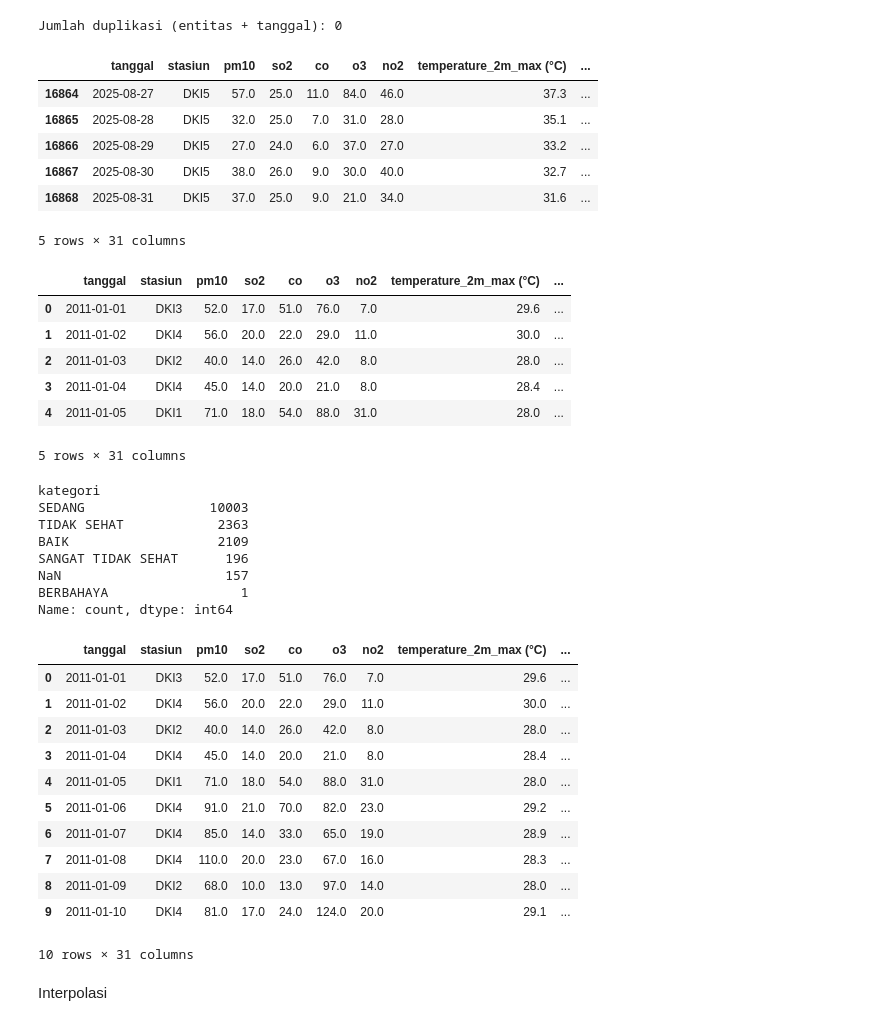
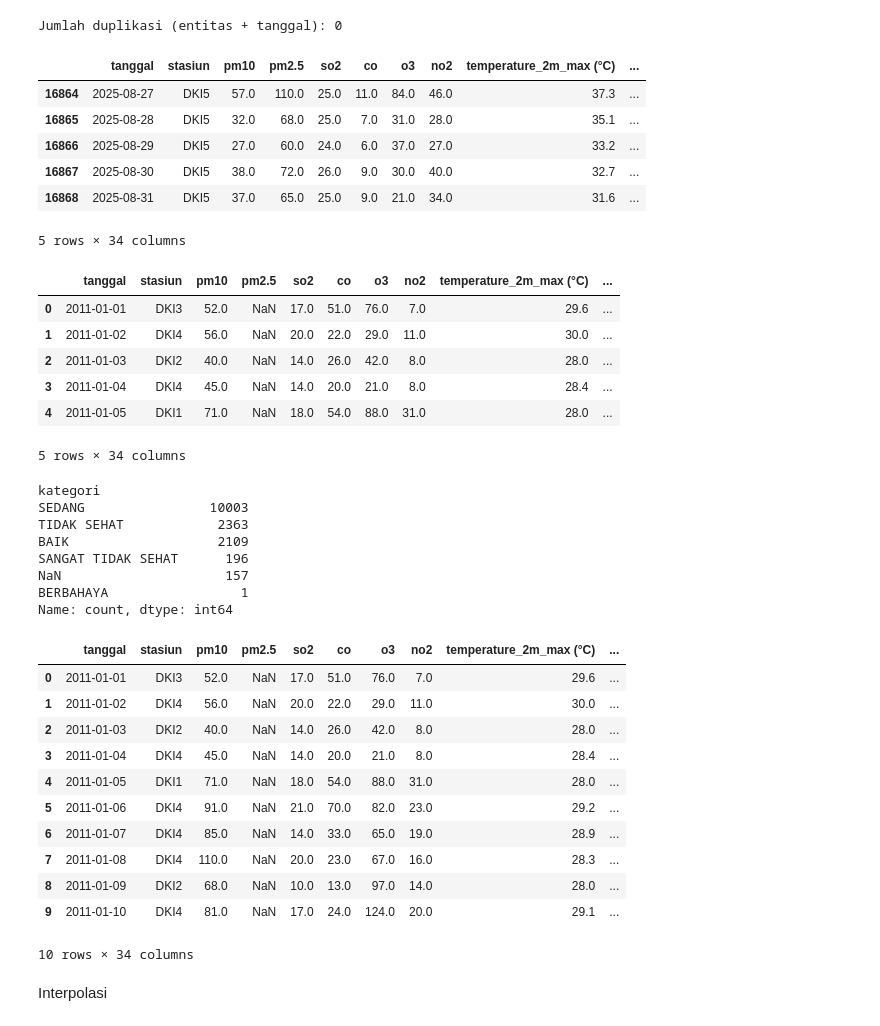
Before and after one commit to rovanwardana/hatikuKosongTakutDitanemSawit, a Jupyter notebook: notebook.ipynb, the cells around one changed output. Cells and saved outputs as stored; diff of their text form; code cells hidden in the pictures.

Commit message:
perbaikan merge data dan preparation

```diff
--- a/notebook.ipynb
+++ b/notebook.ipynb
@@ -579,17 +595,17 @@ print("Jumlah duplikasi (entitas + tanggal):", dup_rows)
 # %% [output]
 Jumlah duplikasi (entitas + tanggal): 0
 # %%
-cols_to_drop = ["periode_data", "max", "critical", "pm2.5", "ndvi"]
+cols_to_drop = ["periode_data", "max", "critical", "ndvi", "nama_libur", "day_name"]
 df = df.drop(columns=cols_to_drop, errors="ignore")
 df.tail()
 # %% [output]
-|  | tanggal | stasiun | pm10 | so2 | co | o3 | no2 | temperature_2m_max (°C) | ... |
-| 16864 | 2025-08-27 | DKI5 | 57.0 | 25.0 | 11.0 | 84.0 | 46.0 | 37.3 | ... |
-| 16865 | 2025-08-28 | DKI5 | 32.0 | 25.0 | 7.0 | 31.0 | 28.0 | 35.1 | ... |
-| 16866 | 2025-08-29 | DKI5 | 27.0 | 24.0 | 6.0 | 37.0 | 27.0 | 33.2 | ... |
-| 16867 | 2025-08-30 | DKI5 | 38.0 | 26.0 | 9.0 | 30.0 | 40.0 | 32.7 | ... |
-| 16868 | 2025-08-31 | DKI5 | 37.0 | 25.0 | 9.0 | 21.0 | 34.0 | 31.6 | ... |
+|  | tanggal | stasiun | pm10 | pm2.5 | so2 | co | o3 | no2 | temperature_2m_max (°C) | ... |
+| 16864 | 2025-08-27 | DKI5 | 57.0 | 110.0 | 25.0 | 11.0 | 84.0 | 46.0 | 37.3 | ... |
+| 16865 | 2025-08-28 | DKI5 | 32.0 | 68.0 | 25.0 | 7.0 | 31.0 | 28.0 | 35.1 | ... |
+| 16866 | 2025-08-29 | DKI5 | 27.0 | 60.0 | 24.0 | 6.0 | 37.0 | 27.0 | 33.2 | ... |
+| 16867 | 2025-08-30 | DKI5 | 38.0 | 72.0 | 26.0 | 9.0 | 30.0 | 40.0 | 32.7 | ... |
+| 16868 | 2025-08-31 | DKI5 | 37.0 | 65.0 | 25.0 | 9.0 | 21.0 | 34.0 | 31.6 | ... |
-5 rows × 31 columns
+5 rows × 34 columns
 # %%
 df = df[df["tanggal"].dt.year != 2010]
 df["tanggal"].dt.year.value_counts().sort_index()
@@ -597,13 +613,13 @@ df = df.sort_values(["tanggal", "stasiun"]).reset_index(drop=True)
 # %%
 df.head()
 # %% [output]
-|  | tanggal | stasiun | pm10 | so2 | co | o3 | no2 | temperature_2m_max (°C) | ... |
-| 0 | 2011-01-01 | DKI3 | 52.0 | 17.0 | 51.0 | 76.0 | 7.0 | 29.6 | ... |
-| 1 | 2011-01-02 | DKI4 | 56.0 | 20.0 | 22.0 | 29.0 | 11.0 | 30.0 | ... |
-| 2 | 2011-01-03 | DKI2 | 40.0 | 14.0 | 26.0 | 42.0 | 8.0 | 28.0 | ... |
-| 3 | 2011-01-04 | DKI4 | 45.0 | 14.0 | 20.0 | 21.0 | 8.0 | 28.4 | ... |
-| 4 | 2011-01-05 | DKI1 | 71.0 | 18.0 | 54.0 | 88.0 | 31.0 | 28.0 | ... |
+|  | tanggal | stasiun | pm10 | pm2.5 | so2 | co | o3 | no2 | temperature_2m_max (°C) | ... |
+| 0 | 2011-01-01 | DKI3 | 52.0 | NaN | 17.0 | 51.0 | 76.0 | 7.0 | 29.6 | ... |
+| 1 | 2011-01-02 | DKI4 | 56.0 | NaN | 20.0 | 22.0 | 29.0 | 11.0 | 30.0 | ... |
+| 2 | 2011-01-03 | DKI2 | 40.0 | NaN | 14.0 | 26.0 | 42.0 | 8.0 | 28.0 | ... |
+| 3 | 2011-01-04 | DKI4 | 45.0 | NaN | 14.0 | 20.0 | 21.0 | 8.0 | 28.4 | ... |
+| 4 | 2011-01-05 | DKI1 | 71.0 | NaN | 18.0 | 54.0 | 88.0 | 31.0 | 28.0 | ... |
-5 rows × 31 columns
+5 rows × 34 columns
 # %%
 df["kategori"] = df["kategori"].replace("TIDAK ADA DATA", np.nan)
 
@@ -620,18 +636,18 @@ Name: count, dtype: int64
 # %%
 df.head(10)
 # %% [output]
-|  | tanggal | stasiun | pm10 | so2 | co | o3 | no2 | temperature_2m_max (°C) | ... |
-| 0 | 2011-01-01 | DKI3 | 52.0 | 17.0 | 51.0 | 76.0 | 7.0 | 29.6 | ... |
-| 1 | 2011-01-02 | DKI4 | 56.0 | 20.0 | 22.0 | 29.0 | 11.0 | 30.0 | ... |
-| 2 | 2011-01-03 | DKI2 | 40.0 | 14.0 | 26.0 | 42.0 | 8.0 | 28.0 | ... |
-| 3 | 2011-01-04 | DKI4 | 45.0 | 14.0 | 20.0 | 21.0 | 8.0 | 28.4 | ... |
-| 4 | 2011-01-05 | DKI1 | 71.0 | 18.0 | 54.0 | 88.0 | 31.0 | 28.0 | ... |
-| 5 | 2011-01-06 | DKI4 | 91.0 | 21.0 | 70.0 | 82.0 | 23.0 | 29.2 | ... |
-| 6 | 2011-01-07 | DKI4 | 85.0 | 14.0 | 33.0 | 65.0 | 19.0 | 28.9 | ... |
-| 7 | 2011-01-08 | DKI4 | 110.0 | 20.0 | 23.0 | 67.0 | 16.0 | 28.3 | ... |
-| 8 | 2011-01-09 | DKI2 | 68.0 | 10.0 | 13.0 | 97.0 | 14.0 | 28.0 | ... |
-| 9 | 2011-01-10 | DKI4 | 81.0 | 17.0 | 24.0 | 124.0 | 20.0 | 29.1 | ... |
+|  | tanggal | stasiun | pm10 | pm2.5 | so2 | co | o3 | no2 | temperature_2m_max (°C) | ... |
+| 0 | 2011-01-01 | DKI3 | 52.0 | NaN | 17.0 | 51.0 | 76.0 | 7.0 | 29.6 | ... |
+| 1 | 2011-01-02 | DKI4 | 56.0 | NaN | 20.0 | 22.0 | 29.0 | 11.0 | 30.0 | ... |
+| 2 | 2011-01-03 | DKI2 | 40.0 | NaN | 14.0 | 26.0 | 42.0 | 8.0 | 28.0 | ... |
+| 3 | 2011-01-04 | DKI4 | 45.0 | NaN | 14.0 | 20.0 | 21.0 | 8.0 | 28.4 | ... |
+| 4 | 2011-01-05 | DKI1 | 71.0 | NaN | 18.0 | 54.0 | 88.0 | 31.0 | 28.0 | ... |
+| 5 | 2011-01-06 | DKI4 | 91.0 | NaN | 21.0 | 70.0 | 82.0 | 23.0 | 29.2 | ... |
+| 6 | 2011-01-07 | DKI4 | 85.0 | NaN | 14.0 | 33.0 | 65.0 | 19.0 | 28.9 | ... |
+| 7 | 2011-01-08 | DKI4 | 110.0 | NaN | 20.0 | 23.0 | 67.0 | 16.0 | 28.3 | ... |
+| 8 | 2011-01-09 | DKI2 | 68.0 | NaN | 10.0 | 13.0 | 97.0 | 14.0 | 28.0 | ... |
+| 9 | 2011-01-10 | DKI4 | 81.0 | NaN | 17.0 | 24.0 | 124.0 | 20.0 | 29.1 | ... |
-10 rows × 31 columns
+10 rows × 34 columns
 # %% [markdown]
 Interpolasi
 # %%
```
Also changed, not shown: parts of 15 cells of this notebook, 1 other file.
